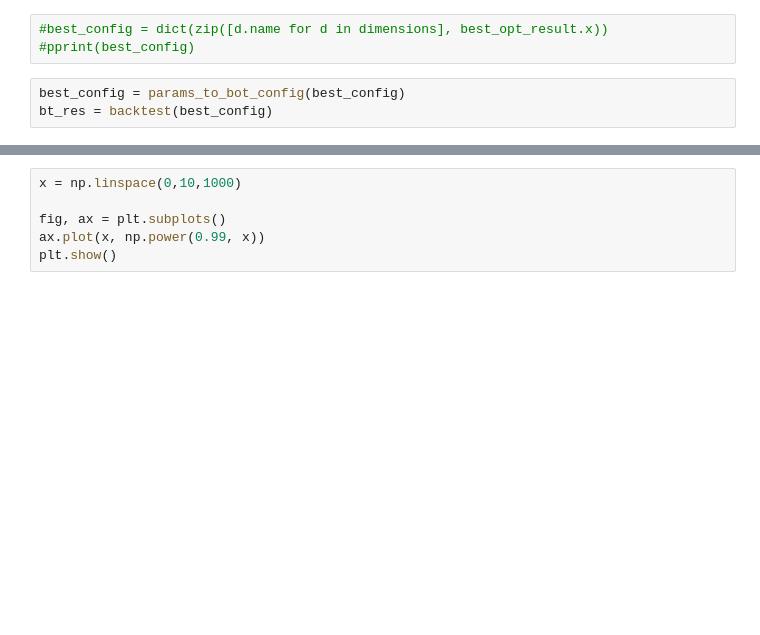
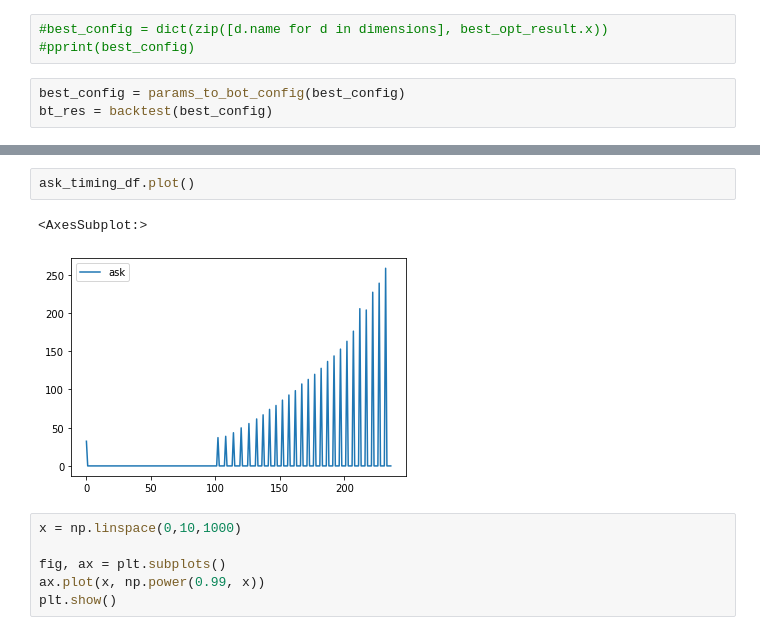
Before and after one commit to revmischa/crypto-trader, a Jupyter notebook: strategize-skopt.ipynb, the cells around one changed output, grey strips where cells are left out. Cells and saved outputs as stored; diff of their text form; blank space fills up the shorter version.

```diff
--- a/strategize-skopt.ipynb
+++ b/strategize-skopt.ipynb
@@ -534,3 +569,8 @@ timing_df.plot()
+# %%
+ask_timing_df.plot()
+# %% [output]
+<AxesSubplot:>
+[figure, added]
 # %%
 x = np.linspace(0,10,1000)
 
```
Also changed, not shown: parts of 17 cells of this notebook.
